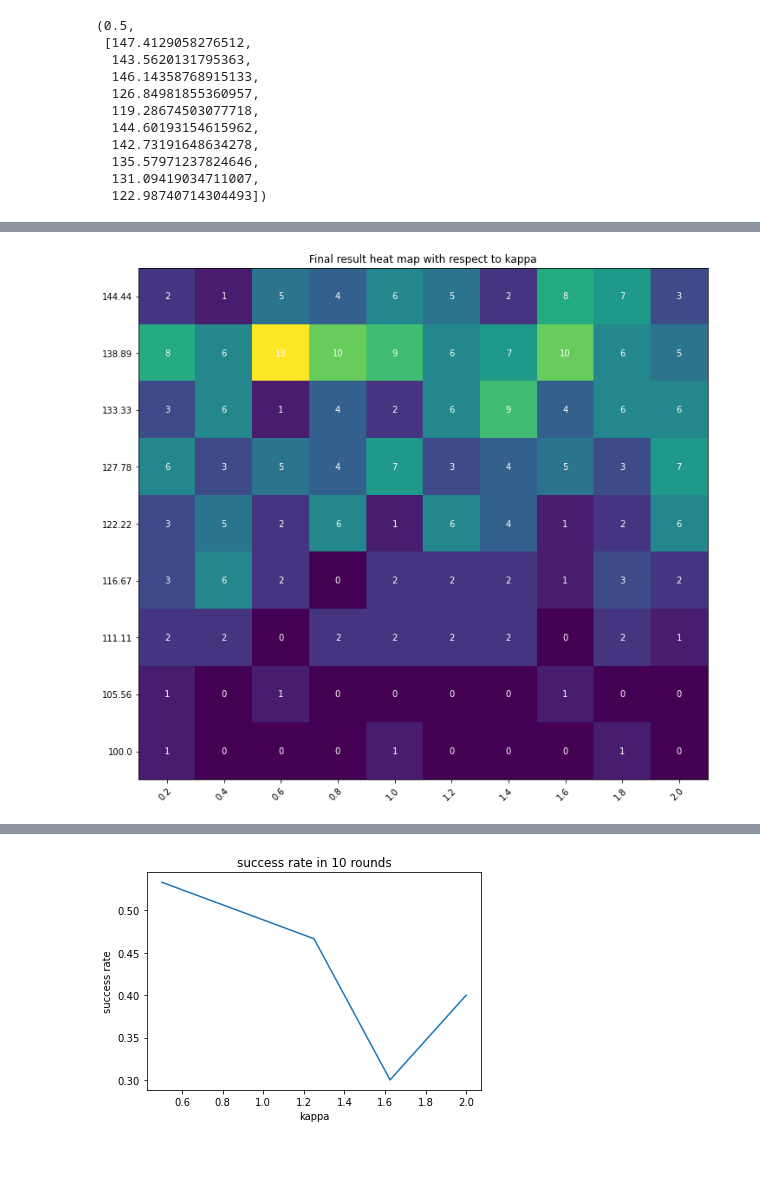
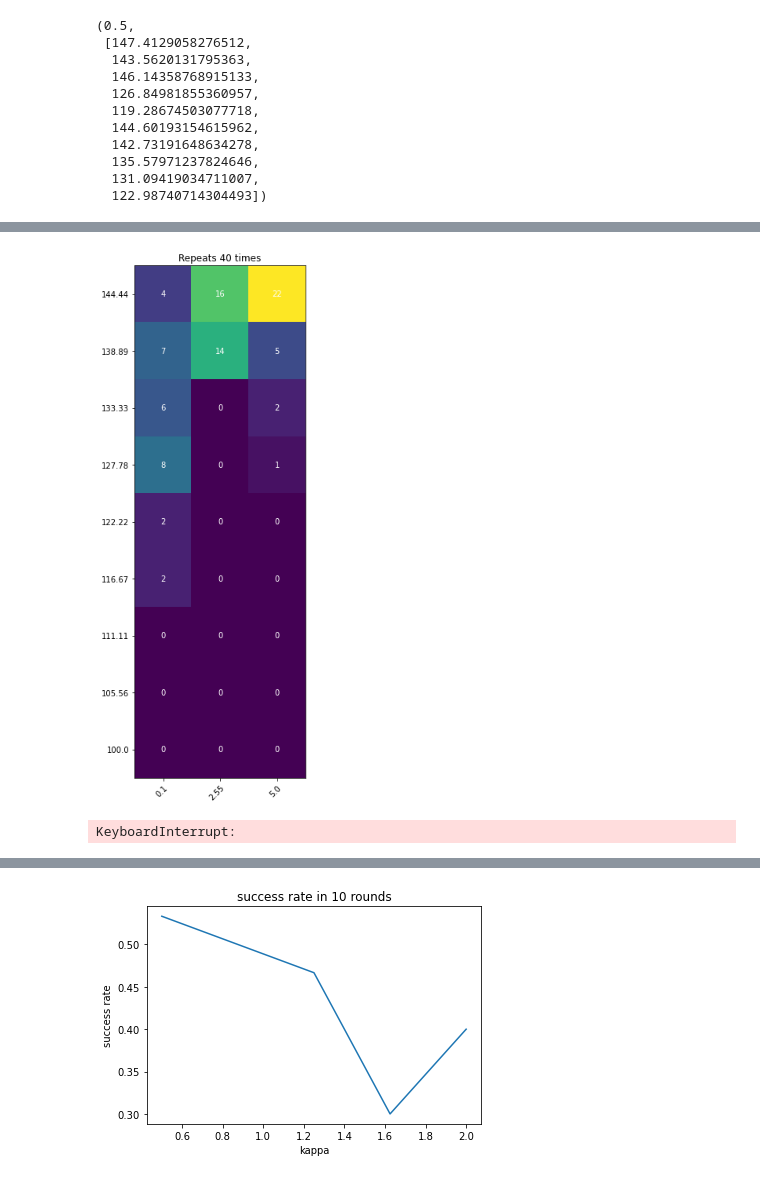
Before and after one commit to yubinhu/ParameterOptimization, a Jupyter notebook: venus-simulation v2.0.ipynb, the cells around one changed output, grey strips where cells are left out. Cells and saved outputs as stored; diff of their text form; code cells hidden in the pictures.

```diff
--- a/venus-simulation v2.0.ipynb
+++ b/venus-simulation v2.0.ipynb
@@ -229,9 +289,51 @@ plt.show()
+# %%
+MIN = 100
+MAX = 150
+hist_bin = list(np.linspace(MIN, MAX, 10))
+hist_list = []
+for results in results_list:
+    hist, bins = np.histogram(results, bins=hist_bin)
+    hist_list.append(hist)
+hist_results = np.vstack(hist_list).T[::-1]
+hist_bin = [round(h,2) for h in hist_bin][:-1][::-1] # data manipulation for plots
+
+fig, ax = plt.subplots(figsize=(10, 10))
+im = ax.imshow(hist_results)
+
+# avg_list = [(sum(results)/len(results)-MIN)/(MAX-MIN) for results in results_list]
+# print(avg_list)
+# ax.plot(avg_list, color="red")
+
+# Show all ticks and label them with the respective list entries
+ax.set_xticks(np.arange(len(kappas)))
+ax.set_xticklabels([round(k,2) for k in kappas])
+ax.set_yticks(np.arange(len(hist_bin)))
+ax.set_yticklabels(hist_bin)
+# ax.set_xticks(np.arange(len(kappas)), labels=kappas)
+# ax.set_yticks(np.arange(len(vegetables)), labels=vegetables)
+
+# Rotate the tick labels and set their alignment.
+plt.setp(ax.get_xticklabels(), rotation=45, ha="right",
+         rotation_mode="anchor")
+
+# Loop over data dimensions and create text annotations.
+for i in range(len(hist_bin)):
+    for j in range(len(kappas)):
+        text = ax.text(j, i, hist_results[i, j],
+                       ha="center", va="center", color="w")
+
+ax.set_title("Repeats 40 times")
+fig.tight_layout()
+plt.savefig("40 trial.png")
+plt.show()
+# %% [output]
+[figure, added]
 # %%
 succ_rates = []
 results_list = []
-kappas = np.linspace(0.2, 2, 10)
+kappas = np.linspace(0.2, 3, 15)
 for kappa in kappas:
-    succ_rate, results = trial2(30, n_iter = 10, init_points = 3, kappa = kappa, verbose = 0)
+    succ_rate, results = trial2(100, n_iter = 40, init_points = 3, kappa = kappa, verbose = 0)
     succ_rates.append(succ_rate)
     results_list.append(results)
 
@@ -270,9 +372,9 @@ for i in range(len(hist_bin)):
         text = ax.text(j, i, hist_results[i, j],
                        ha="center", va="center", color="w")
 
-ax.set_title("Final result heat map with respect to kappa")
+ax.set_title("Repeats 100 time")
 fig.tight_layout()
-plt.savefig()
+plt.savefig("100 trials.png")
 plt.show()
 # %% [output]
-[figure, removed]
+KeyboardInterrupt:
```
Also changed, not shown: parts of 34 cells of this notebook, 5 other files.
